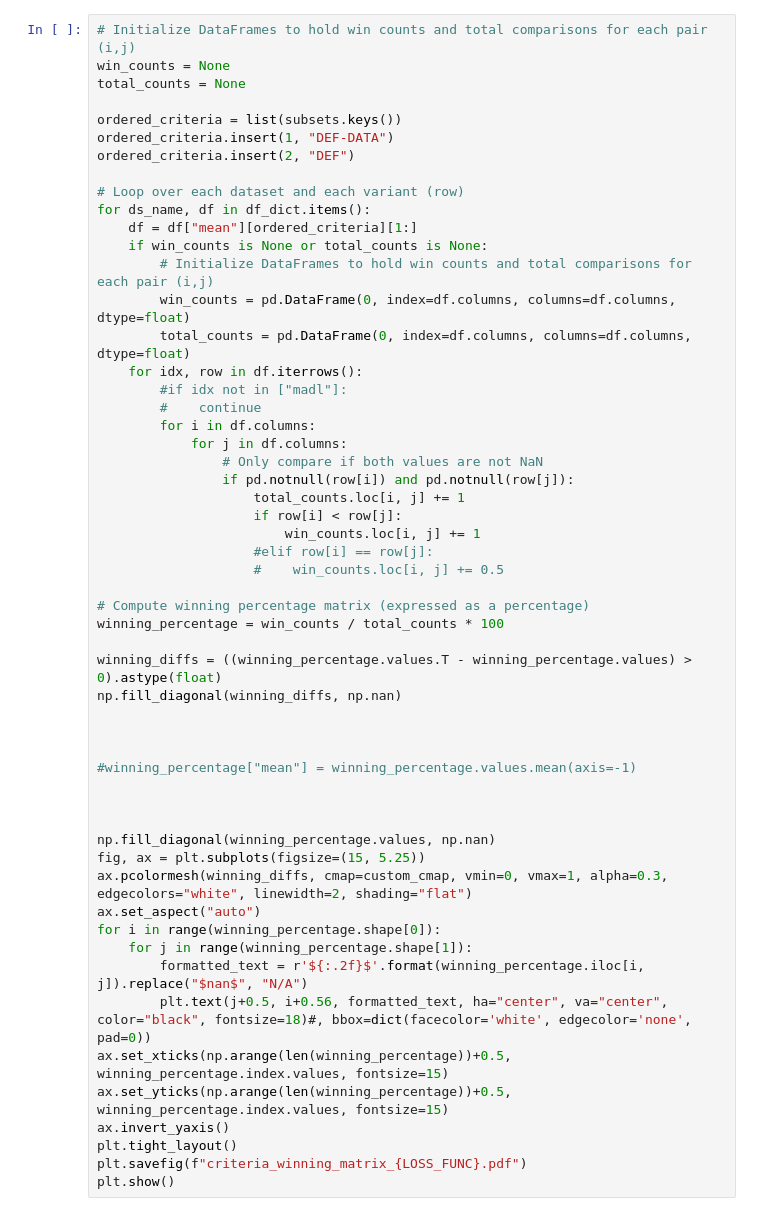
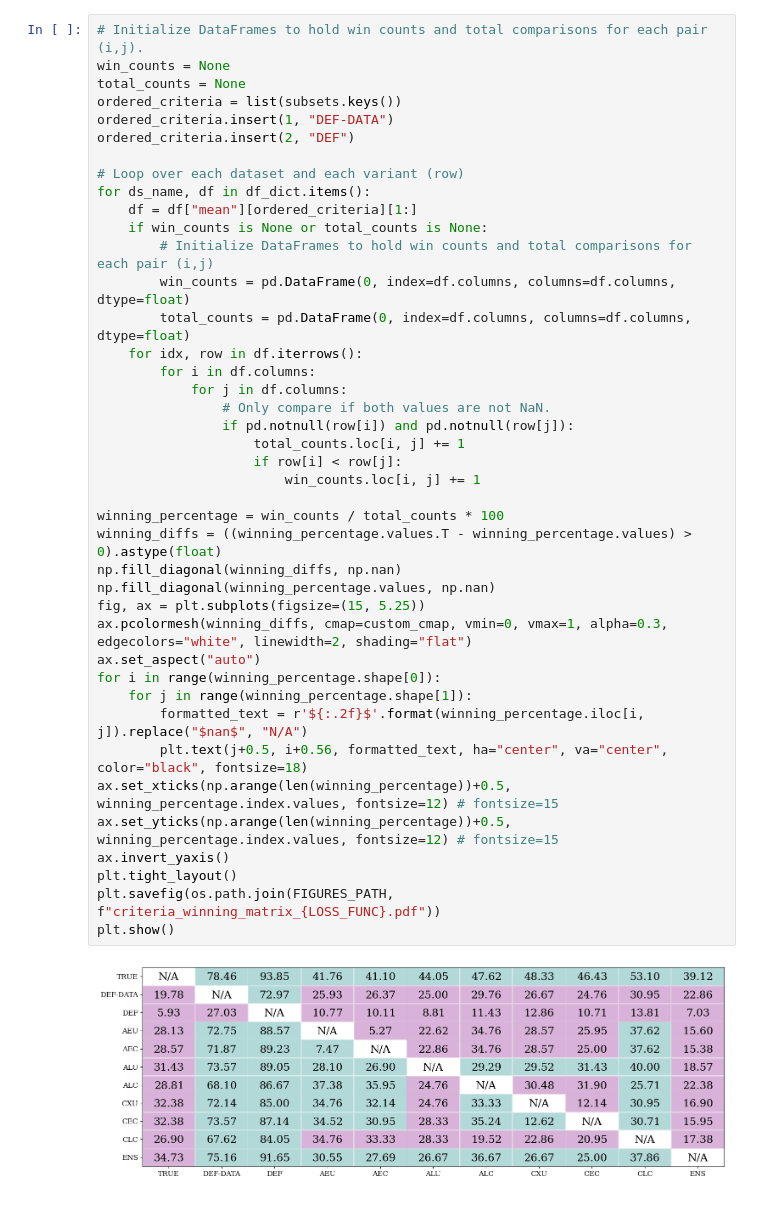
Before and after one commit to glhr/multi-annotator-machine-learning, a Jupyter notebook: empirical_evaluation/jupyter_notebooks/analyze_results.ipynb, the cells around one changed output. Cells and saved outputs as stored; diff of their text form.

```diff
--- a/empirical_evaluation/jupyter_notebooks/analyze_results.ipynb
+++ b/empirical_evaluation/jupyter_notebooks/analyze_results.ipynb
@@ -734,55 +602,43 @@ plt.show()
 # %%
-# Initialize DataFrames to hold win counts and total comparisons for each pair (i,j)
+# Initialize DataFrames to hold win counts and total comparisons for each pair (i,j).
 win_counts = None
 total_counts = None
-
 ordered_criteria = list(subsets.keys())
 ordered_criteria.insert(1, "DEF-DATA")
 ordered_criteria.insert(2, "DEF")
 
 # Loop over each dataset and each variant (row)
 for ds_name, df in df_dict.items():
     df = df["mean"][ordered_criteria][1:]
     if win_counts is None or total_counts is None:
         # Initialize DataFrames to hold win counts and total comparisons for each pair (i,j)
         win_counts = pd.DataFrame(0, index=df.columns, columns=df.columns, dtype=float)
         total_counts = pd.DataFrame(0, index=df.columns, columns=df.columns, dtype=float)
     for idx, row in df.iterrows():
-        #if idx not in ["madl"]:
-        #    continue
         for i in df.columns:
             for j in df.columns:
-                # Only compare if both values are not NaN
+                # Only compare if both values are not NaN.
                 if pd.notnull(row[i]) and pd.notnull(row[j]):
                     total_counts.loc[i, j] += 1
                     if row[i] < row[j]:
                         win_counts.loc[i, j] += 1
-                    #elif row[i] == row[j]:
-                    #    win_counts.loc[i, j] += 0.5
 
-# Compute winning percentage matrix (expressed as a percentage)
 winning_percentage = win_counts / total_counts * 100
-
 winning_diffs = ((winning_percentage.values.T - winning_percentage.values) > 0).astype(float)
 np.fill_diagonal(winning_diffs, np.nan)
-
-
-
-#winning_percentage["mean"] = winning_percentage.values.mean(axis=-1)
-
-
-
 np.fill_diagonal(winning_percentage.values, np.nan)
 fig, ax = plt.subplots(figsize=(15, 5.25))
 ax.pcolormesh(winning_diffs, cmap=custom_cmap, vmin=0, vmax=1, alpha=0.3, edgecolors="white", linewidth=2, shading="flat")
 ax.set_aspect("auto")
 for i in range(winning_percentage.shape[0]):
     for j in range(winning_percentage.shape[1]):
         formatted_text = r'${:.2f}$'.format(winning_percentage.iloc[i, j]).replace("$nan$", "N/A")
-        plt.text(j+0.5, i+0.56, formatted_text, ha="center", va="center", color="black", fontsize=18)#, bbox=dict(facecolor='white', edgecolor='none', pad=0))
-ax.set_xticks(np.arange(len(winning_percentage))+0.5, winning_percentage.index.values, fontsize=15)
-ax.set_yticks(np.arange(len(winning_percentage))+0.5, winning_percentage.index.values, fontsize=15)
+        plt.text(j+0.5, i+0.56, formatted_text, ha="center", va="center", color="black", fontsize=18)
+ax.set_xticks(np.arange(len(winning_percentage))+0.5, winning_percentage.index.values, fontsize=12) # fontsize=15
+ax.set_yticks(np.arange(len(winning_percentage))+0.5, winning_percentage.index.values, fontsize=12) # fontsize=15
 ax.invert_yaxis()
 plt.tight_layout()
-plt.savefig(f"criteria_winning_matrix_{LOSS_FUNC}.pdf")
+plt.savefig(os.path.join(FIGURES_PATH, f"criteria_winning_matrix_{LOSS_FUNC}.pdf"))
 plt.show()
+# %% [output]
+[figure, added]
```
Also changed, not shown: parts of 28 cells of this notebook, 1 other file.
